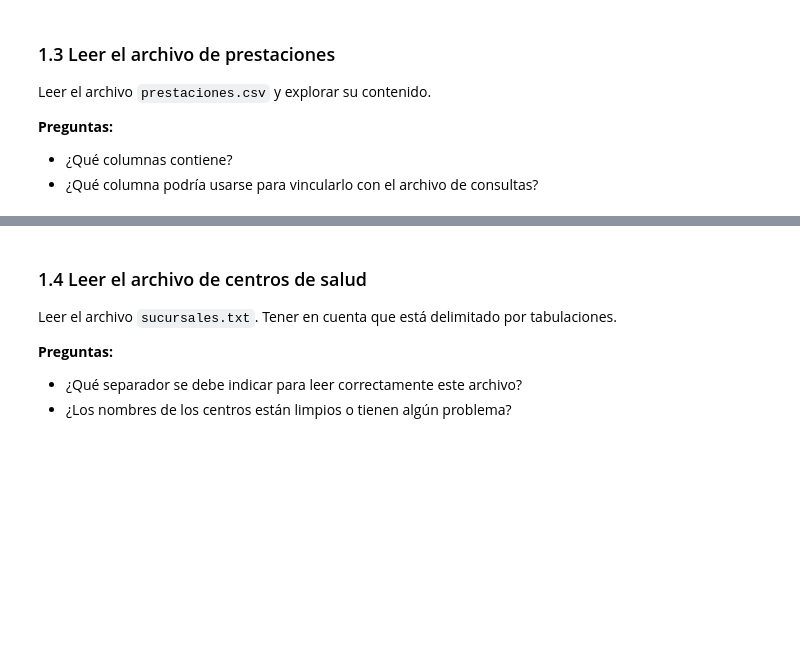
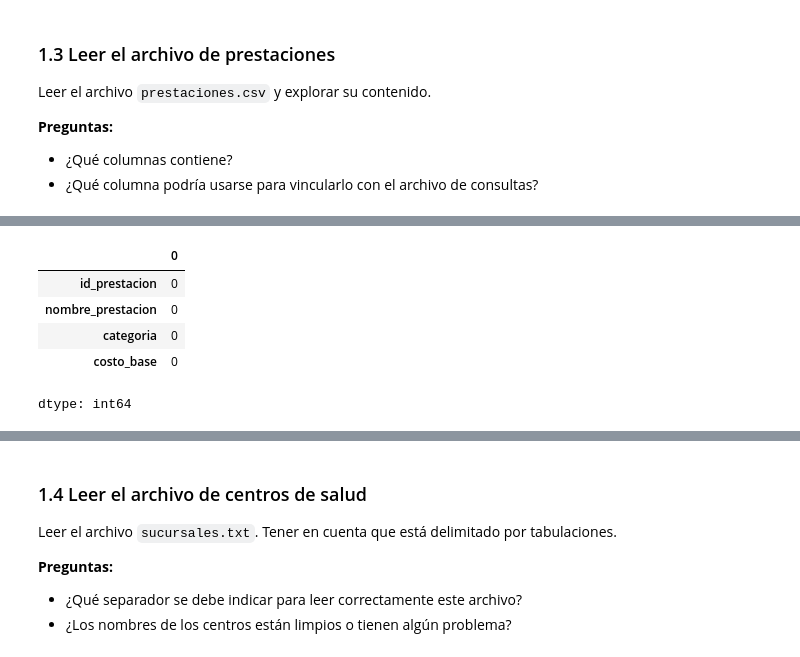
Before and after one commit to joelmoraesDev/Taller_centro_de_salud, a Jupyter notebook: Taller_centros_de_salud_v3.ipynb, the cells around one changed output, grey strips where cells are left out. Drawn from its saved outputs; the diff is of its cells as text; code cells hidden in the pictures; blank space fills up the shorter version.

```diff
--- a/Taller_centros_de_salud_v3.ipynb
+++ b/Taller_centros_de_salud_v3.ipynb
@@ -320,0 +342,9 @@ Leer el archivo `prestaciones.csv` y explorar su contenido.
+# %%
+prestaciones.isnull().sum()
+# %% [output]
+|  | 0 |
+| id_prestacion | 0 |
+| nombre_prestacion | 0 |
+| categoria | 0 |
+| costo_base | 0 |
+dtype: int64
```
Also changed, not shown: parts of 5 cells of this notebook.
